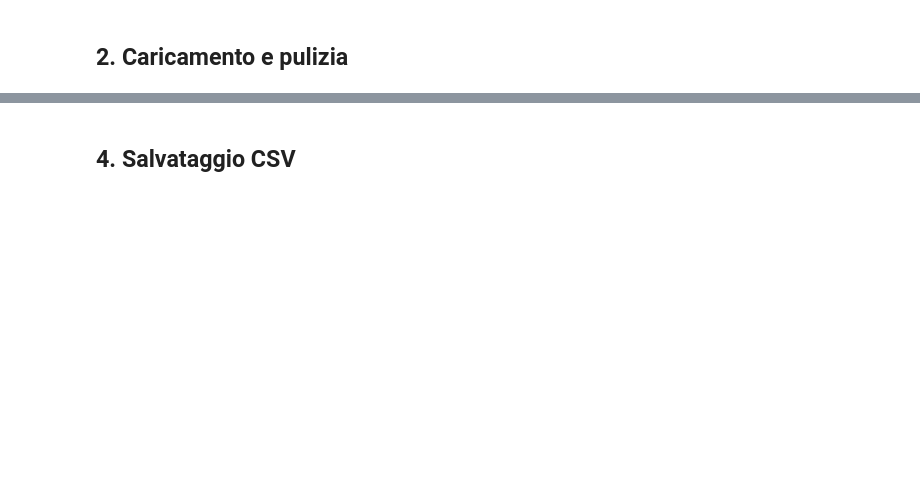
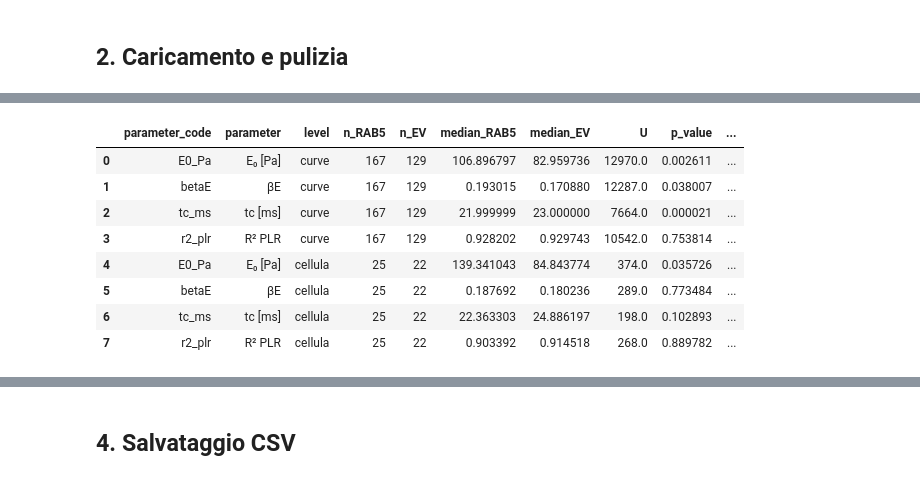
Before and after one commit to francescag-lgtm/afm-cell-mechanics, a Jupyter notebook: Ting_aggregate_summary.ipynb, the cells around one changed output, grey strips where cells are left out. Drawn from its saved outputs; the diff is of its cells as text; code cells hidden in the pictures; blank space fills up the shorter version.

```diff
--- a/Ting_aggregate_summary.ipynb
+++ b/Ting_aggregate_summary.ipynb
@@ -345,0 +722,90 @@ df_stats
+# %%
+from scipy.stats import mannwhitneyu
+
+MW_PARAMETERS = {
+    "E0_Pa": "E₀ [Pa]",
+    "betaE": "βE",
+    "tc_ms": "tc [ms]",
+    "r2_plr": "R² PLR",
+}
+
+
+def rank_biserial_effect(x, y, u_stat):
+    n_x = len(x)
+    n_y = len(y)
+    return float(2.0 * u_stat / (n_x * n_y) - 1.0)
+
+
+def mann_whitney_row(x, y, parameter, level):
+    x = pd.to_numeric(pd.Series(x), errors="coerce").dropna().to_numpy(dtype=float)
+    y = pd.to_numeric(pd.Series(y), errors="coerce").dropna().to_numpy(dtype=float)
+    if len(x) == 0 or len(y) == 0:
+        return {
+            "parameter": parameter,
+            "level": level,
+            "n_RAB5": len(x),
+            "n_EV": len(y),
+            "median_RAB5": np.nan,
+            "median_EV": np.nan,
+            "U": np.nan,
+            "p_value": np.nan,
+            "rank_biserial_r": np.nan,
+        }
+    u_stat, p_value = mannwhitneyu(x, y, alternative="two-sided", method="auto")
+    return {
+        "parameter": parameter,
+        "level": level,
+        "n_RAB5": len(x),
+        "n_EV": len(y),
+        "median_RAB5": float(np.median(x)),
+        "median_EV": float(np.median(y)),
+        "U": float(u_stat),
+        "p_value": float(p_value),
+        "rank_biserial_r": rank_biserial_effect(x, y, u_stat),
+    }
+
+
+mw_rows = []
+if "macro_group" in df.columns:
+    # Analisi esplorativa: ogni curva viene trattata come osservazione.
+    for parameter, label in MW_PARAMETERS.items():
+        if parameter not in df.columns:
+            continue
+        rab5_values = df.loc[df["macro_group"] == "RAB5", parameter]
+        ev_values = df.loc[df["macro_group"] == "EV", parameter]
+        row = mann_whitney_row(rab5_values, ev_values, label, "curve")
+        row["parameter_code"] = parameter
+        mw_rows.append(row)
+
+    # Analisi principale: una media per cellula e condizione.
+    cell_key = df["group"].astype(str)
+    if "cell_folder" in df.columns:
+        cell_key = cell_key + "::" + df["cell_folder"].astype(str)
+    cell_df = df.copy()
+    cell_df["cell_key"] = cell_key
+    cell_means = (
+        cell_df.groupby(["macro_group", "cell_key"], dropna=True)[list(MW_PARAMETERS)]
+        .mean(numeric_only=True)
+        .reset_index()
+    )
+
+    for parameter, label in MW_PARAMETERS.items():
+        if parameter not in cell_means.columns:
+            continue
+        rab5_values = cell_means.loc[cell_means["macro_group"] == "RAB5", parameter]
+        ev_values = cell_means.loc[cell_means["macro_group"] == "EV", parameter]
+        row = mann_whitney_row(rab5_values, ev_values, label, "cellula")
+        row["parameter_code"] = parameter
+        mw_rows.append(row)
+
+mw_results = pd.DataFrame(mw_rows)
+if not mw_results.empty:
+    mw_results = mw_results[
+        ["parameter_code", "parameter", "level", "n_RAB5", "n_EV", "median_RAB5", "median_EV", "U", "p_value", "rank_biserial_r"]
+    ]
+    print("Mann–Whitney U: RAB5 vs EV")
+    display(mw_results)
+    print("Il livello 'cellula' è quello da usare per le conclusioni inferenziali; il livello 'curve' è esplorativo.")
+else:
+    print("Mann–Whitney U non eseguito: macro_group o parametri mancanti.")
+# %% [output]
@@ -345,0 +813,9 @@ df_stats
+|  | parameter_code | parameter | level | n_RAB5 | n_EV | median_RAB5 | median_EV | U | p_value | ... |
+| 0 | E0_Pa | E₀ [Pa] | curve | 167 | 129 | 106.896797 | 82.959736 | 12970.0 | 0.002611 | ... |
+| 1 | betaE | βE | curve | 167 | 129 | 0.193015 | 0.170880 | 12287.0 | 0.038007 | ... |
+| 2 | tc_ms | tc [ms] | curve | 167 | 129 | 21.999999 | 23.000000 | 7664.0 | 0.000021 | ... |
+| 3 | r2_plr | R² PLR | curve | 167 | 129 | 0.928202 | 0.929743 | 10542.0 | 0.753814 | ... |
+| 4 | E0_Pa | E₀ [Pa] | cellula | 25 | 22 | 139.341043 | 84.843774 | 374.0 | 0.035726 | ... |
+| 5 | betaE | βE | cellula | 25 | 22 | 0.187692 | 0.180236 | 289.0 | 0.773484 | ... |
+| 6 | tc_ms | tc [ms] | cellula | 25 | 22 | 22.363303 | 24.886197 | 198.0 | 0.102893 | ... |
+| 7 | r2_plr | R² PLR | cellula | 25 | 22 | 0.903392 | 0.914518 | 268.0 | 0.889782 | ... |
```
Also changed, not shown: parts of 20 cells of this notebook.
